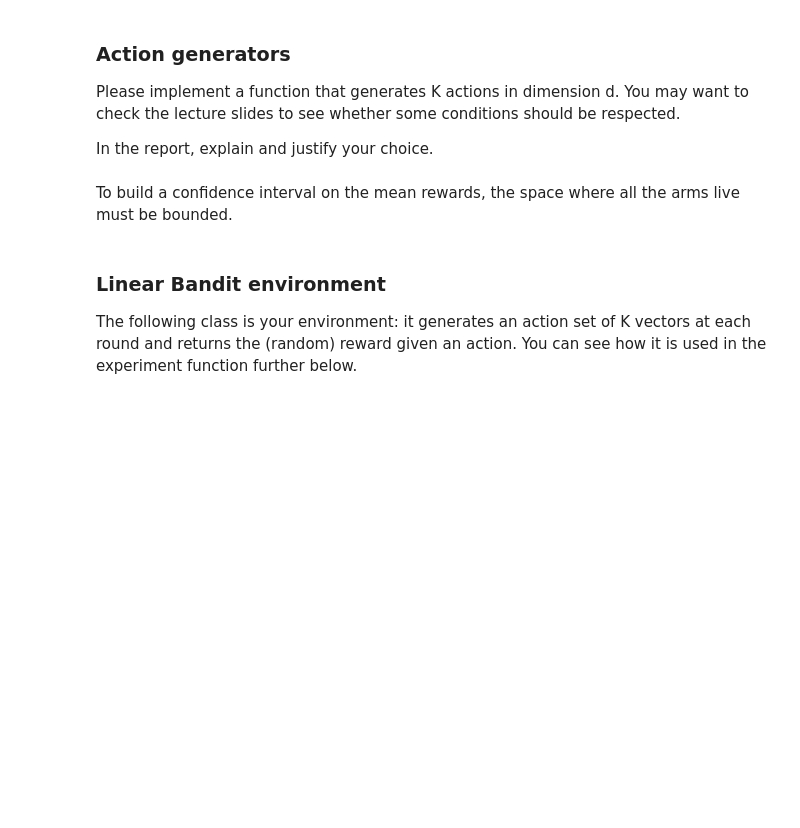
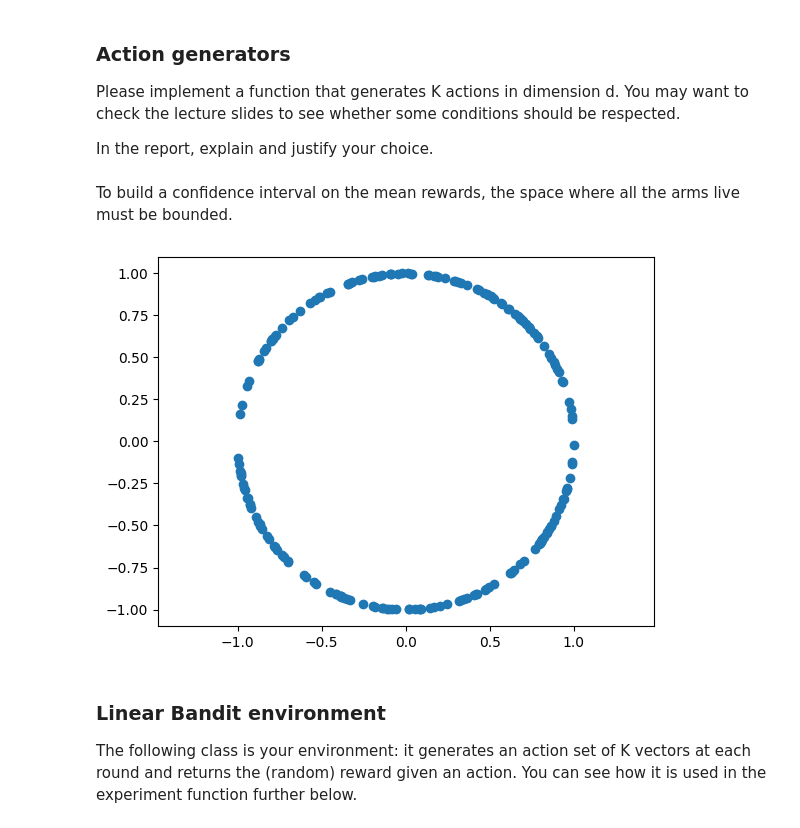
Before and after one commit to arebaine/RL, a Jupyter notebook: StochasticLinearBandits2024_companion_TBC.ipynb, the cells around one changed output. Drawn from its saved outputs; the diff is of its cells as text; code cells hidden in the pictures; blank space fills up the shorter version.

```diff
--- a/StochasticLinearBandits2024_companion_TBC.ipynb
+++ b/StochasticLinearBandits2024_companion_TBC.ipynb
@@ -90,4 +83,11 @@ def ActionsGenerator(K, d, mean=None):
     return actions
+# %%
+array = ActionsGenerator(200, 2)
+plt.scatter(array[:,0], array[:,1])
+plt.axis('equal')
+plt.show()
+# %% [output]
+[figure, added]
 # %% [markdown]
 ### Linear Bandit environment
 
```
Also changed, not shown: parts of 16 cells of this notebook.
